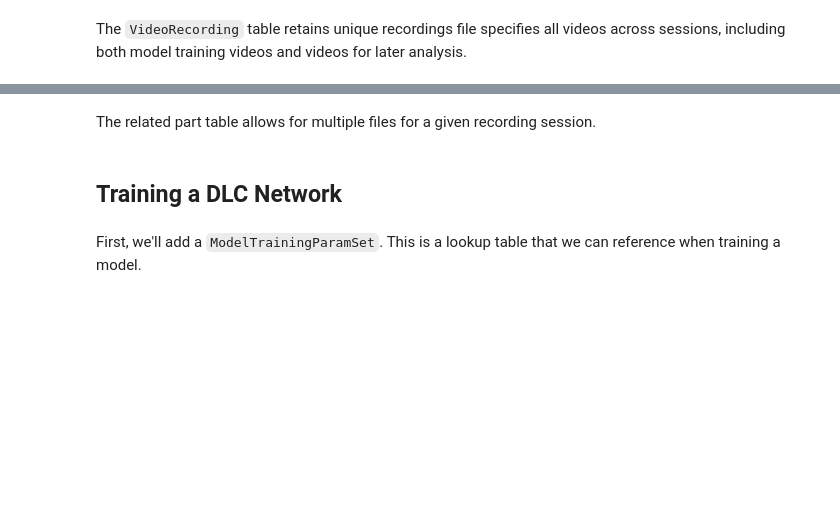
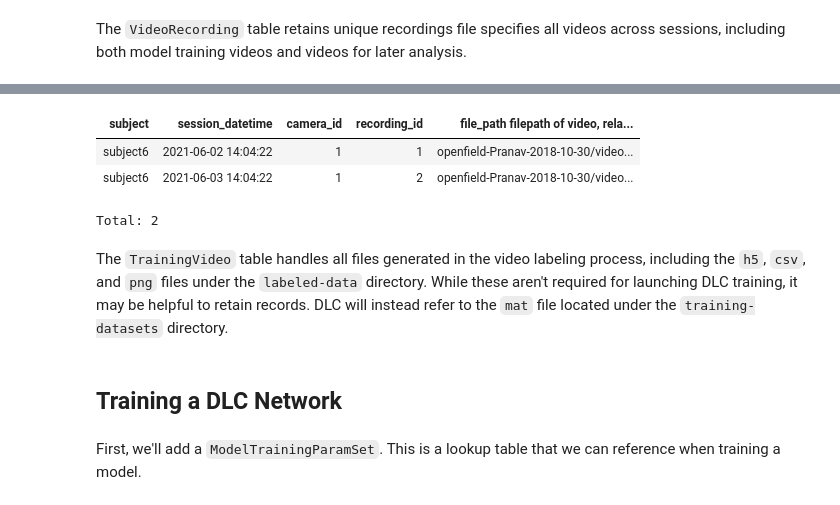
Before and after one commit to datajoint/element-deeplabcut, a Jupyter notebook: notebooks/03-Process.ipynb, the cells around one changed output, grey strips where cells are left out. Saved outputs shown, nothing was run; the diff lists cells and outputs as text; code cells hidden in the pictures; blank space fills up the shorter version.

```diff
--- a/notebooks/03-Process.ipynb
+++ b/notebooks/03-Process.ipynb
@@ -82,6 +102,4 @@ session_datetime     : datetime                     #
 camera_id            : int                          #
 recording_id         : int                          #
 file_path            : varchar(255)                 # filepath of video, relative to root data directory
-# %% [markdown]
-The related part table allows for multiple files for a given recording session.
 # %%
@@ -102,0 +109,9 @@ dlc.VideoRecording.File.insert(recordings)
+# %%
+dlc.VideoRecording.File()
+# %% [output]
+| subject | session_datetime | camera_id | recording_id | file_path filepath of video, rela... |
+| subject6 | 2021-06-02 14:04:22 | 1 | 1 | openfield-Pranav-2018-10-30/video... |
+| subject6 | 2021-06-03 14:04:22 | 1 | 2 | openfield-Pranav-2018-10-30/video... |
+Total: 2
+# %% [markdown]
+The `TrainingVideo` table handles all files generated in the video labeling process, including the `h5`, `csv`, and `png` files under the `labeled-data` directory. While these aren't required for launching DLC training, it may be helpful to retain records. DLC will instead refer to the `mat` file located under the `training-datasets` directory.
```
Also changed, not shown: parts of 35 cells of this notebook, 3 other files.
